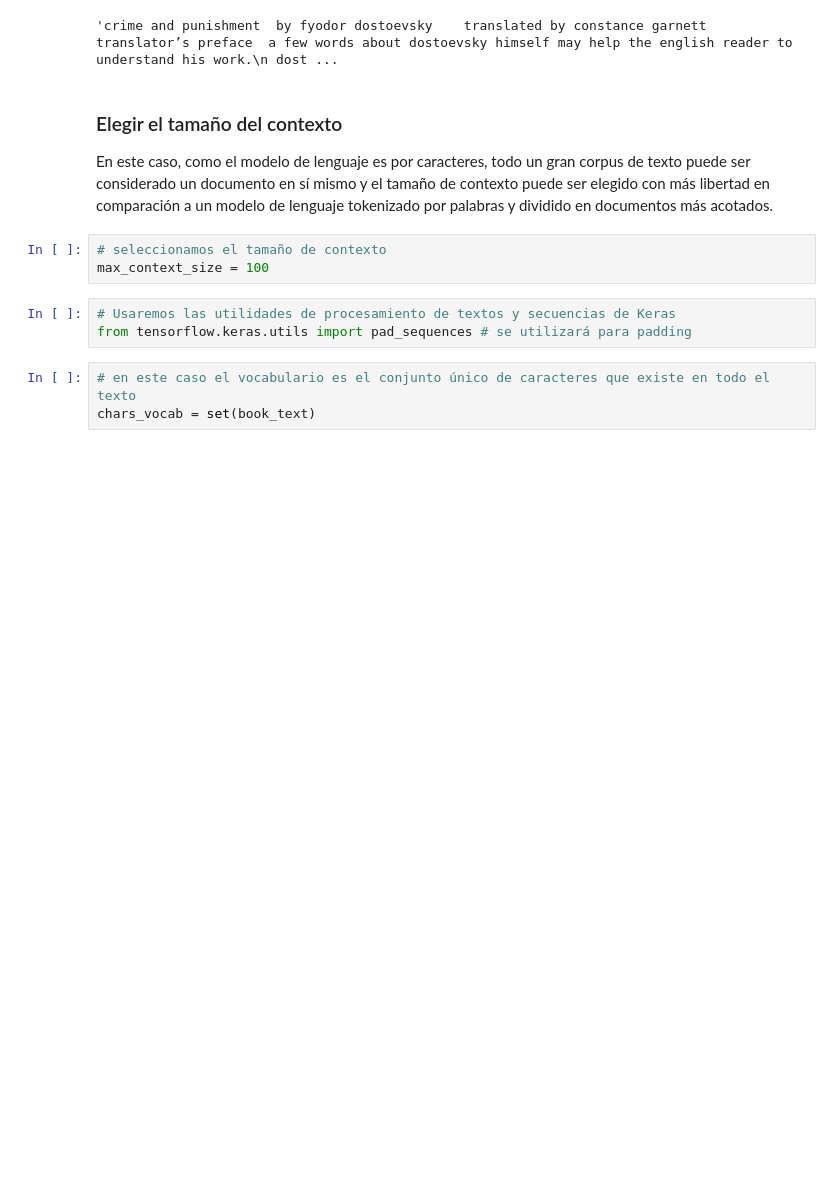
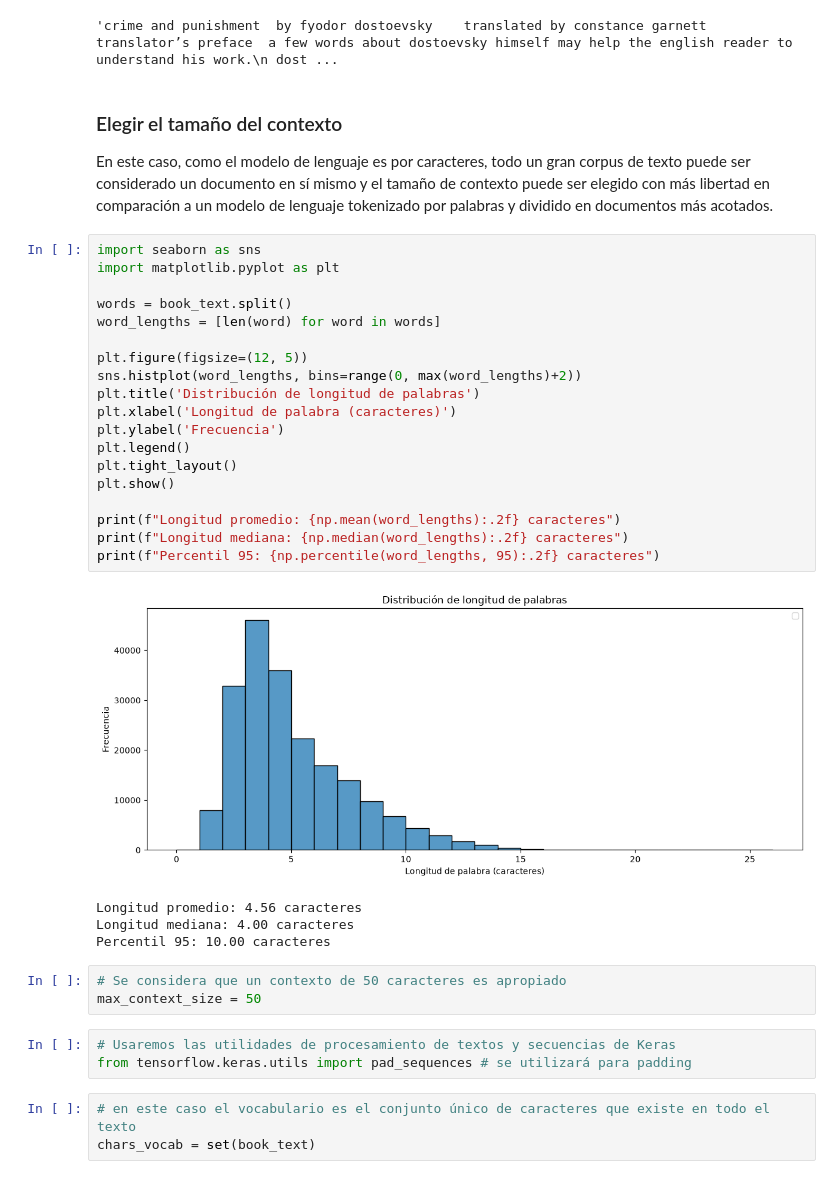
Before and after one commit to gabrielquiroga/procesamiento_lenguaje_natural_ceia, a Jupyter notebook: Desafios/resolucion_3.ipynb, the cells around one changed output. Cells and saved outputs as stored; diff of their text form; blank space fills up the shorter version.

```diff
--- a/Desafios/resolucion_3.ipynb
+++ b/Desafios/resolucion_3.ipynb
@@ -85,9 +85,33 @@ book_text[:1000]
 En este caso, como el modelo de lenguaje es por caracteres, todo un gran corpus
 de texto puede ser considerado un documento en sí mismo y el tamaño de contexto
 puede ser elegido con más libertad en comparación a un modelo de lenguaje tokenizado por palabras y dividido en documentos más acotados.
-# %%
-# seleccionamos el tamaño de contexto
-max_context_size = 100
+# %%
+import seaborn as sns
+import matplotlib.pyplot as plt
+
+words = book_text.split()
+word_lengths = [len(word) for word in words]
+
+plt.figure(figsize=(12, 5))
+sns.histplot(word_lengths, bins=range(0, max(word_lengths)+2))
+plt.title('Distribución de longitud de palabras')
+plt.xlabel('Longitud de palabra (caracteres)')
+plt.ylabel('Frecuencia')
+plt.legend()
+plt.tight_layout()
+plt.show()
+
+print(f"Longitud promedio: {np.mean(word_lengths):.2f} caracteres")
+print(f"Longitud mediana: {np.median(word_lengths):.2f} caracteres")
+print(f"Percentil 95: {np.percentile(word_lengths, 95):.2f} caracteres")
+# %% [output]
+[figure, added]
+Longitud promedio: 4.56 caracteres
+Longitud mediana: 4.00 caracteres
+Percentil 95: 10.00 caracteres
+# %%
+# Se considera que un contexto de 50 caracteres es apropiado
+max_context_size = 50
 # %%
 # Usaremos las utilidades de procesamiento de textos y secuencias de Keras
 from tensorflow.keras.utils import pad_sequences # se utilizará para padding
```
Also changed, not shown: parts of 31 cells of this notebook, 2 other files.
